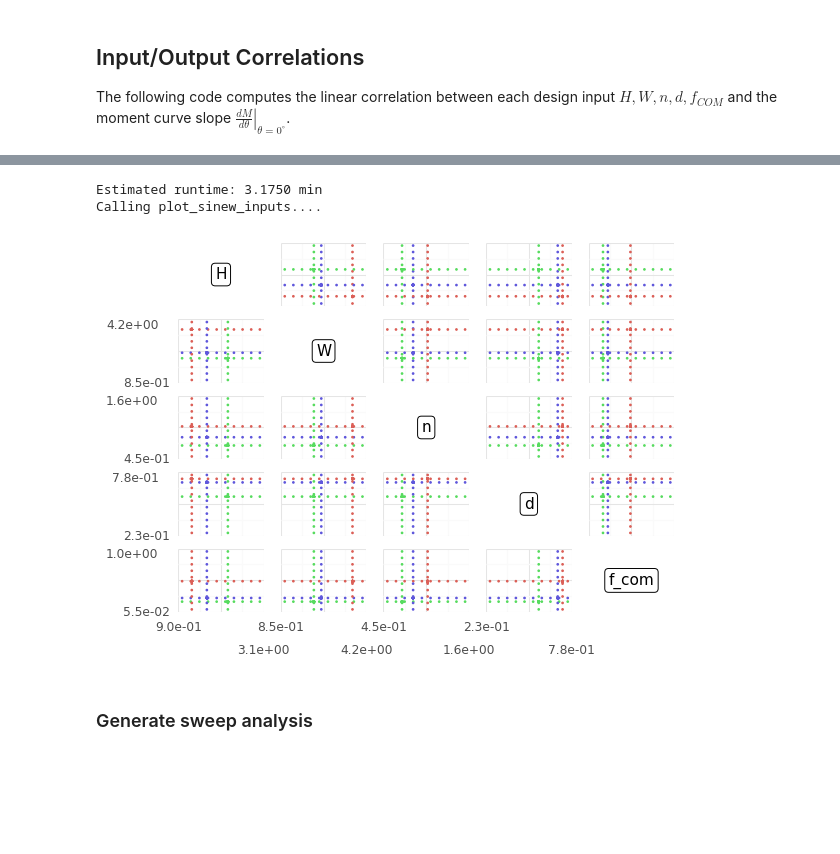
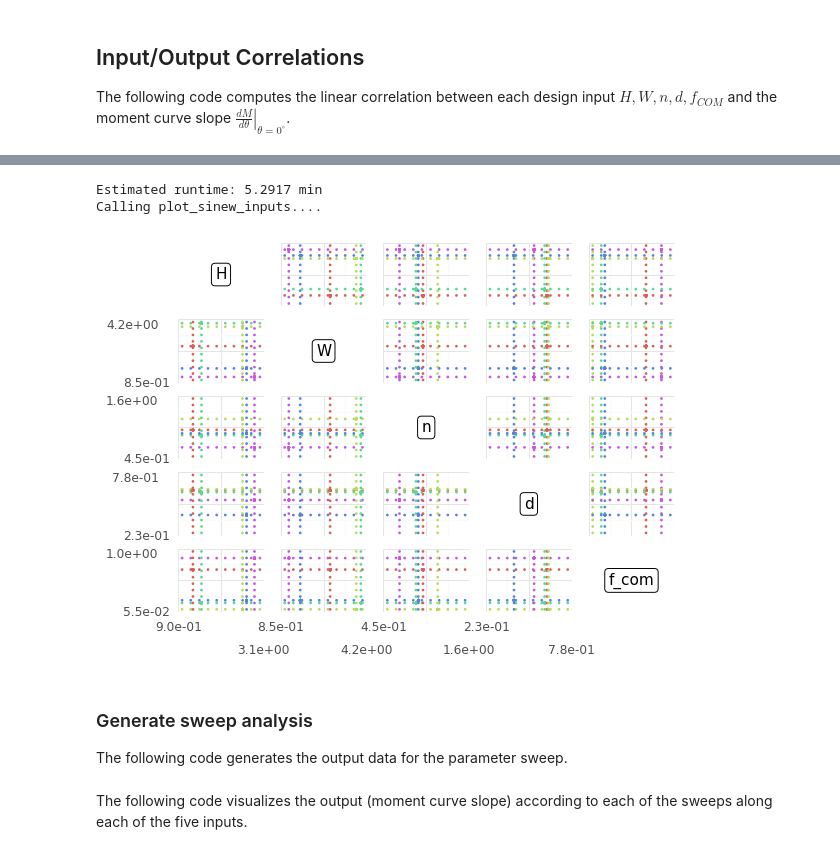
Before and after one commit to zdelrosario/boat-stability, a Jupyter notebook: siam-ch.ipynb, the cells around one changed output, grey strips where cells are left out. Saved outputs shown, nothing was run; the diff lists cells and outputs as text; code cells hidden in the pictures; blank space fills up the shorter version.

```diff
--- a/siam-ch.ipynb
+++ b/siam-ch.ipynb
@@ -213,15 +318,21 @@ Recall that $\left.\frac{dM}{d\theta}\right|_{\theta=0^{\circ}} < 0$ is necessar
 # %%
 (
     md_performance
-    >> gr.ev_sinews(df_det="swp", skip=True)
+    >> gr.ev_sinews(
+        df_det="swp",
+        skip=True,
+        n_sweeps=5,
+    )
     >> gr.pt_auto()
 )
 # %% [output]
-Estimated runtime: 3.1750 min
+Estimated runtime: 5.2917 min
 Calling plot_sinew_inputs....
-[figure, old version]
+[figure, new version]
-# %% [markdown]
-### Generate sweep analysis
+# %% [markdown]
+### Generate sweep analysis
+
+The following code generates the output data for the parameter sweep.
 # %%
 df_sweeps = (
     md_performance
@@ -229,4 +340,6 @@ df_sweeps = (
 )
+# %% [markdown]
+The following code visualizes the output (moment curve slope) according to each of the sweeps along each of the five inputs.
 # %%
 (
     df_sweeps
```
Also changed, not shown: parts of 21 cells of this notebook.
